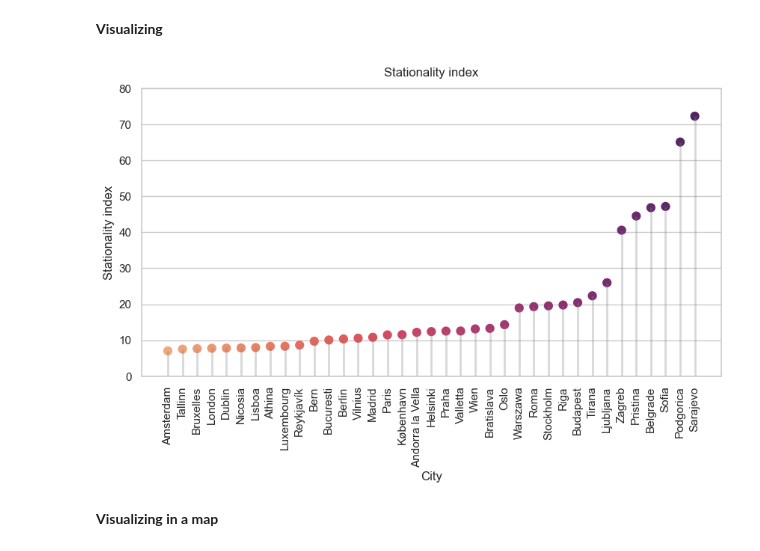
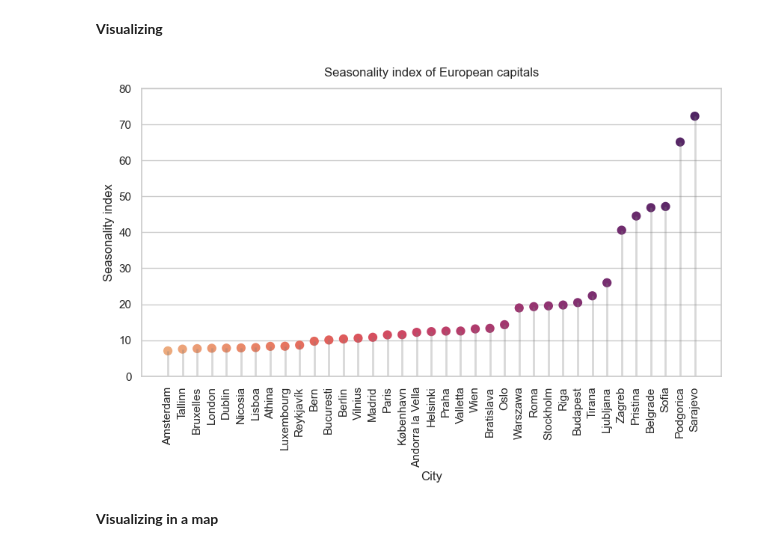
Before and after one commit to mplanasgit/Ironhack-Final-Project, a Jupyter notebook: src/EDA_stationality.ipynb, the cells around one changed output. Cells and saved outputs as stored; diff of their text form; code cells hidden in the pictures.

```diff
--- a/src/EDA_stationality.ipynb
+++ b/src/EDA_stationality.ipynb
@@ -64,19 +64,19 @@ dict_cities = {
 # %% [markdown]
 **Querying SQL**
 # %%
-dict_stationality = {}
+dict_seasonality = {}
 
 for country_code, country_city in dict_cities.items():
     df = get_country(country_city[0])
     max_value = df.groupby('Month')['Concentration'].mean().max()
     min_value = df.groupby('Month')['Concentration'].mean().min()
-    stationality_index = max_value - min_value
-    dict_stationality[country_city[0]] = [country_city[1], stationality_index]
+    seasonality_index = max_value - min_value
+    dict_seasonality[country_city[0]] = [country_city[1], seasonality_index]
 # %% [markdown]
 **Creating the dataframe with stationality index**
 # %%
-df_stationality = pd.DataFrame.from_dict(dict_stationality, orient = 'index').reset_index().rename(columns={'index':'Country', 0:'City', 1:'Stationality index', })
-df_stationality.to_csv('../data/EEA/All/all_stationality_index.csv', index = False)
+df_seasonality = pd.DataFrame.from_dict(dict_seasonality, orient = 'index').reset_index().rename(columns={'index':'Country', 0:'City', 1:'Seasonality index', })
+df_seasonality.to_csv('../data/EEA/All/all_seasonality_index.csv', index = False)
 # %% [markdown]
 **Exporting to SQL**
 # %%
@@ -87,16 +87,16 @@ df_stationality.to_sql('stationality_index', index = False, con = engine)
 **Visualizing**
 # %%
 # Visualization
-dataset = df_stationality.sort_values(by=['Stationality index'])
-fig = sns.pointplot(data = dataset, y = 'Stationality index', x = 'City', palette = 'flare')
+dataset = df_seasonality.sort_values(by=['Seasonality index'])
+fig = sns.pointplot(data = dataset, y = 'Seasonality index', x = 'City', palette = 'flare')
 fig.set_xticklabels(rotation=90, labels = [i for i in dataset['City']])
-plt.vlines(dataset['City'], 0, dataset['Stationality index'], color = "grey", lw=2, alpha=0.3)
-plt.title("Stationality index", y = 1.02)
+plt.vlines(dataset['City'], 0, dataset['Seasonality index'], color = "grey", lw=2, alpha=0.3)
+plt.title("Seasonality index of European capitals", y = 1.02)
 plt.ylim(0,80)
-plt.savefig(f"./output/global/stationality_index_plot.jpg", dpi=1000, bbox_inches='tight')
+plt.savefig(f"./output/global/seasonality_index_plot_png.png", dpi=1000, bbox_inches='tight')
 plt.show()
 # %% [output]
-[figure, old version]
+[figure, new version]
 # %% [markdown]
 **Visualizing in a map**
 # %%
```
Also changed, not shown: parts of 4 cells of this notebook, 12 other files.
